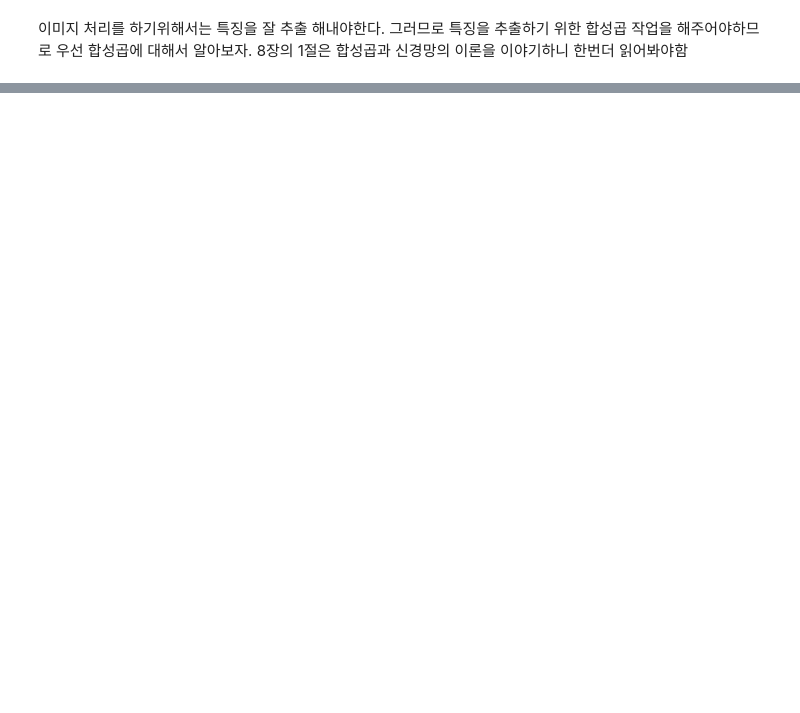
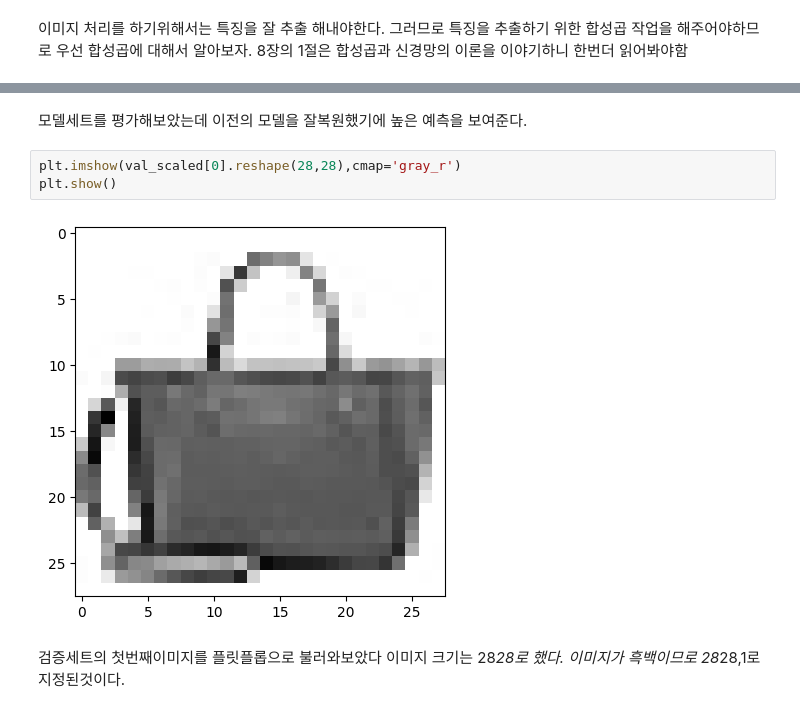
Before and after one commit to lwy2107/GK_co_work, a Jupyter notebook: 신경망_이미지_처리.ipynb, the cells around one changed output, grey strips where cells are left out. Cells and saved outputs as stored; diff of their text form; blank space fills up the shorter version.

```diff
--- a/신경망_이미지_처리.ipynb
+++ b/신경망_이미지_처리.ipynb
@@ -25,0 +117,9 @@ model.add(keras.layers.Dense(10, activation='softmax'))
+# %% [markdown]
+모델세트를 평가해보았는데 이전의 모델을 잘복원했기에 높은 예측을 보여준다.
+# %%
+plt.imshow(val_scaled[0].reshape(28,28),cmap='gray_r')
+plt.show()
+# %% [output]
+[figure, added]
+# %% [markdown]
+검증세트의 첫번째이미지를 플릿플롭으로 불러와보았다 이미지 크기는 28*28로 했다. 이미지가 흑백이므로 28*28,1로 지정된것이다.
```
Also changed, not shown: parts of 25 cells of this notebook.
